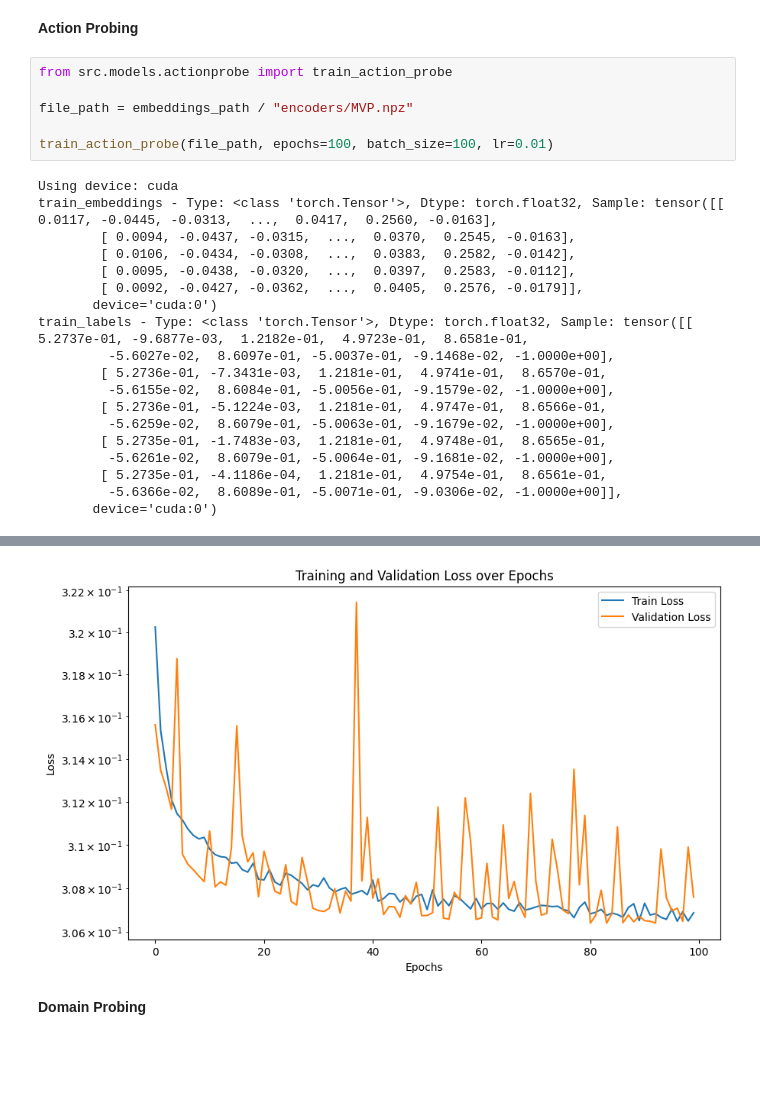
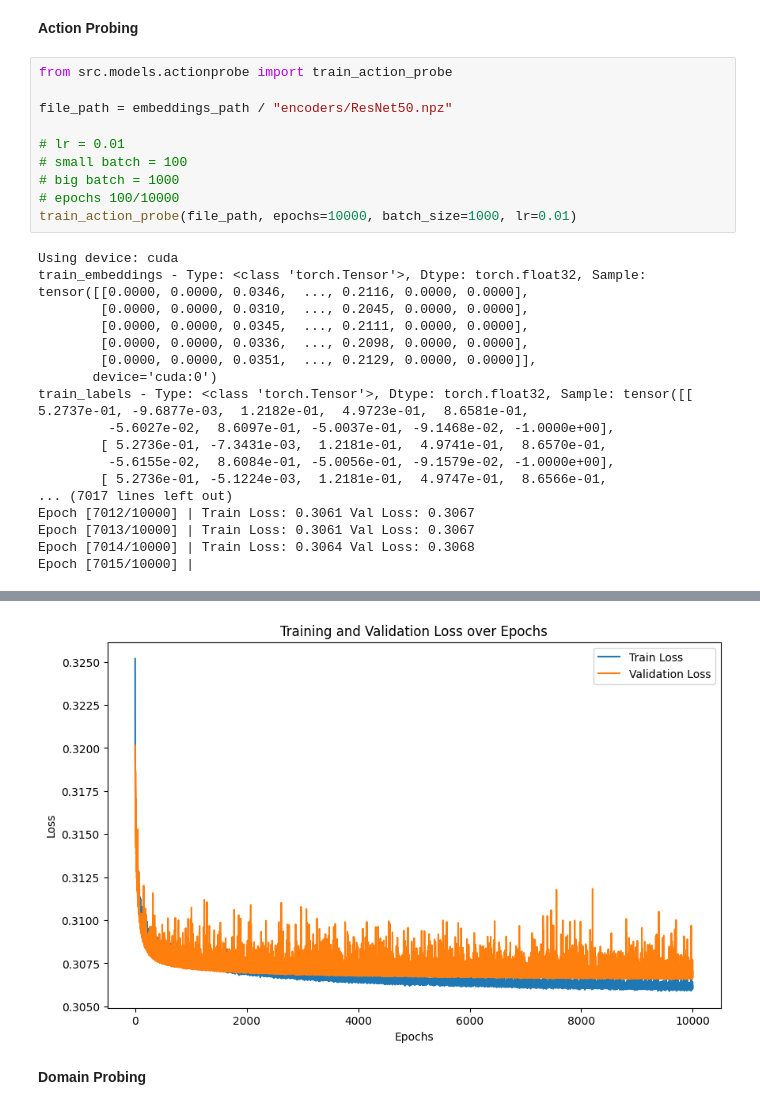
Before and after one commit to yyardi/Bridging-the-Sim2Real-Gap, a Jupyter notebook: notebooks/Compiled_models.ipynb, the cells around one changed output, grey strips where cells are left out. Cells and saved outputs as stored; diff of their text form; blank space fills up the shorter version.

Commit message:
all images

```diff
--- a/notebooks/Compiled_models.ipynb
+++ b/notebooks/Compiled_models.ipynb
@@ -331,25 +331,28 @@ plt.show()
 # %%
 from src.models.actionprobe import train_action_probe
 
-file_path = embeddings_path / "encoders/MVP.npz"
+file_path = embeddings_path / "encoders/ResNet50.npz"
 
-train_action_probe(file_path, epochs=100, batch_size=100, lr=0.01)
+# lr = 0.01
+# small batch = 100
+# big batch = 1000
+# epochs 100/10000
+train_action_probe(file_path, epochs=10000, batch_size=1000, lr=0.01)
 # %% [output]
 Using device: cuda
-train_embeddings - Type: <class 'torch.Tensor'>, Dtype: torch.float32, Sample: tensor([[ 0.0117, -0.0445, -0.0313,  ...,  0.0417,  0.2560, -0.0163],
-        [ 0.0094, -0.0437, -0.0315,  ...,  0.0370,  0.2545, -0.0163],
-        [ 0.0106, -0.0434, -0.0308,  ...,  0.0383,  0.2582, -0.0142],
-        [ 0.0095, -0.0438, -0.0320,  ...,  0.0397,  0.2583, -0.0112],
-        [ 0.0092, -0.0427, -0.0362,  ...,  0.0405,  0.2576, -0.0179]],
+train_embeddings - Type: <class 'torch.Tensor'>, Dtype: torch.float32, Sample: tensor([[0.0000, 0.0000, 0.0346,  ..., 0.2116, 0.0000, 0.0000],
+        [0.0000, 0.0000, 0.0310,  ..., 0.2045, 0.0000, 0.0000],
+        [0.0000, 0.0000, 0.0345,  ..., 0.2111, 0.0000, 0.0000],
+        [0.0000, 0.0000, 0.0336,  ..., 0.2098, 0.0000, 0.0000],
+        [0.0000, 0.0000, 0.0351,  ..., 0.2129, 0.0000, 0.0000]],
        device='cuda:0')
 train_labels - Type: <class 'torch.Tensor'>, Dtype: torch.float32, Sample: tensor([[ 5.2737e-01, -9.6877e-03,  1.2182e-01,  4.9723e-01,  8.6581e-01,
          -5.6027e-02,  8.6097e-01, -5.0037e-01, -9.1468e-02, -1.0000e+00],
         [ 5.2736e-01, -7.3431e-03,  1.2181e-01,  4.9741e-01,  8.6570e-01,
          -5.6155e-02,  8.6084e-01, -5.0056e-01, -9.1579e-02, -1.0000e+00],
         [ 5.2736e-01, -5.1224e-03,  1.2181e-01,  4.9747e-01,  8.6566e-01,
-         -5.6259e-02,  8.6079e-01, -5.0063e-01, -9.1679e-02, -1.0000e+00],
-        [ 5.2735e-01, -1.7483e-03,  1.2181e-01,  4.9748e-01,  8.6565e-01,
-         -5.6261e-02,  8.6079e-01, -5.0064e-01, -9.1681e-02, -1.0000e+00],
-        [ 5.2735e-01, -4.1186e-04,  1.2181e-01,  4.9754e-01,  8.6561e-01,
-         -5.6366e-02,  8.6089e-01, -5.0071e-01, -9.0306e-02, -1.0000e+00]],
-       device='cuda:0')
+... (7017 lines left out)
+Epoch [7012/10000] | Train Loss: 0.3061 Val Loss: 0.3067
+Epoch [7013/10000] | Train Loss: 0.3061 Val Loss: 0.3067
+Epoch [7014/10000] | Train Loss: 0.3064 Val Loss: 0.3068
+Epoch [7015/10000] |
@@ -373,4 +359,4 @@ Epoch [100/100] | Train Loss: 0.3069 Val Loss: 0.3076
-[figure, old version]
+[figure, new version]
 # %% [markdown]
 **Domain Probing**
 # %%
```
Also changed, not shown: parts of 3 cells of this notebook, 20 other files.
